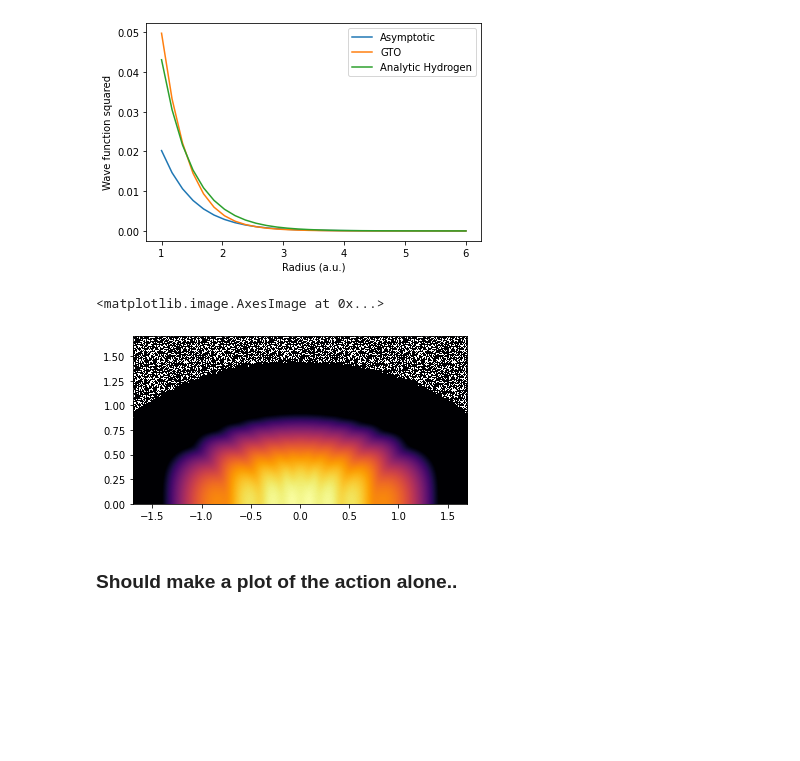
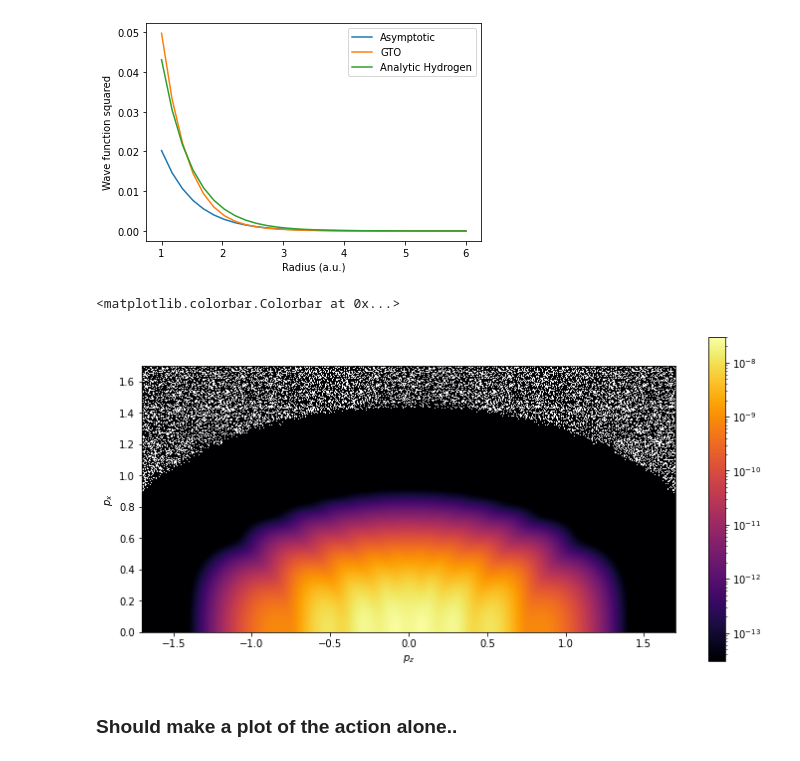
Before and after one commit to EmilHansen1/SFA_OAM_Linear, a Jupyter notebook: test_plots.py.ipynb, the cells around one changed output. Drawn from its saved outputs; the diff is of its cells as text; code cells hidden in the pictures; blank space fills up the shorter version.

```diff
--- a/test_plots.py.ipynb
+++ b/test_plots.py.ipynb
@@ -26,7 +26,7 @@ output = OutputInterface(file_name)
 Ip = -output.saved_orbitals[output.HOMO][0]
 kappa = np.sqrt(2*Ip)
 
-SP = SFA_Lin.SFALinearPulse(Ip, Up, omega, 2, CEP)
+SP = SFA_Lin.SFALinearPulse(Ip, Up, omega, 2, CEP, target_="asymp")
 # %% [markdown]
 ### Let's test the E*r transition amplitude on hydrogen!
 # %%
@@ -103,20 +103,24 @@ pxList = np.linspace(0, 1.7, N)
 pzGrid, pxGrid = np.meshgrid(pzList, pxList)
 py = 0.
 
-M_grid = np.array(pool.starmap(SP.M_asymp_xz_list, zip(pxGrid, repeat(py), pzGrid, repeat(clm_array))))
+M_grid = np.array(pool.starmap(SP.Mxz_List, zip(pxGrid, repeat(py), pzGrid, repeat(clm_array))))
 #M_grid = np.array([SP.M_asymp_xz_list(px_list, py, pz_list, clm_array) for px_list, pz_list in zip(pxGrid, pzGrid)] )
 # %%
-plt.figure(facecolor='white')
+plt.figure(facecolor='white', figsize=(12,6))
 
 M2_grid = np.abs(M_grid)**2
 MMax = np.max(M2_grid)
 
 plt.imshow(np.flip(M2_grid,0), extent = (np.amin(pzList), np.amax(pzList), np.amin(pxList), np.amax(pxList)),
            cmap='inferno', norm=LogNorm(vmin=MMax*1e-6, vmax=MMax),
            interpolation = 'bicubic', aspect = 1.)
+
+plt.ylabel("$p_x$")
+plt.xlabel("$p_z$")
+plt.colorbar()
 # %% [output]
-<matplotlib.image.AxesImage at 0x...>
+<matplotlib.colorbar.Colorbar at 0x...>
-[figure, old version]
+[figure, new version]
 # %% [markdown]
 ### Should make a plot of the action alone..
 # %%
```
Also changed, not shown: parts of 15 cells of this notebook, 2 other files.
